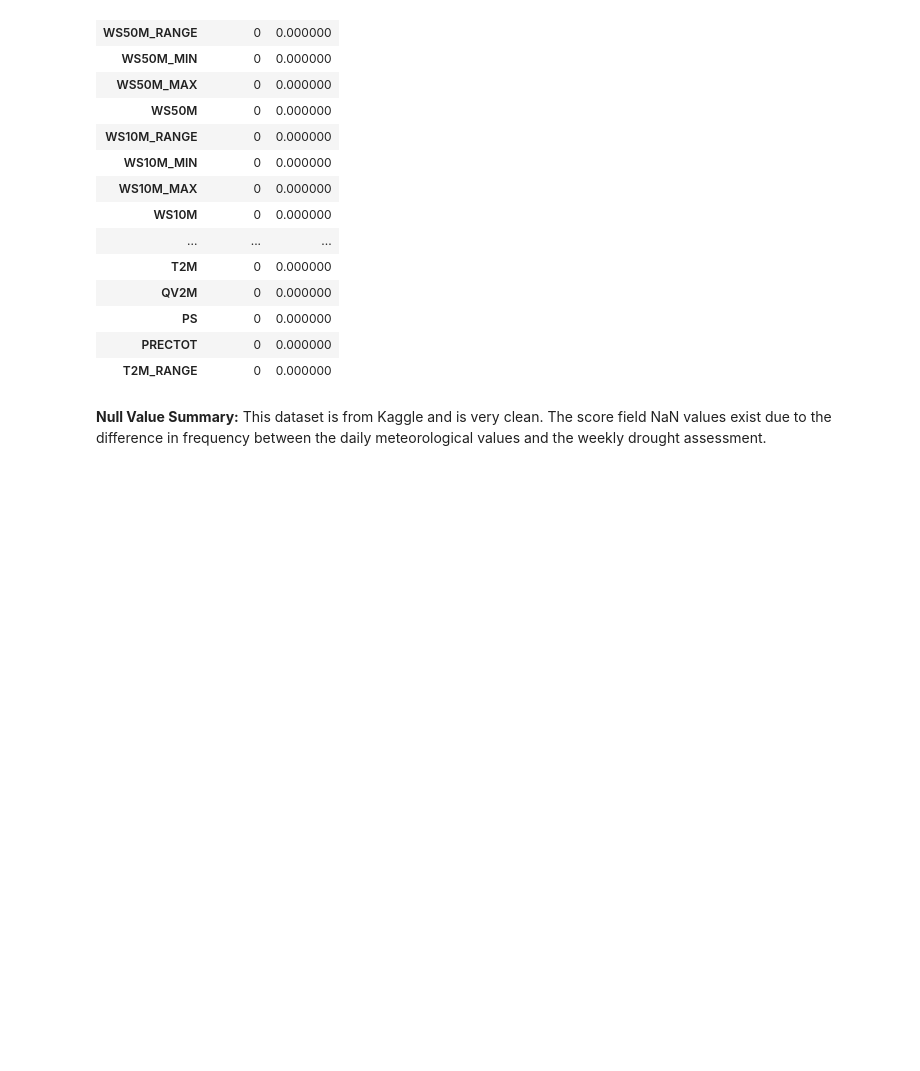
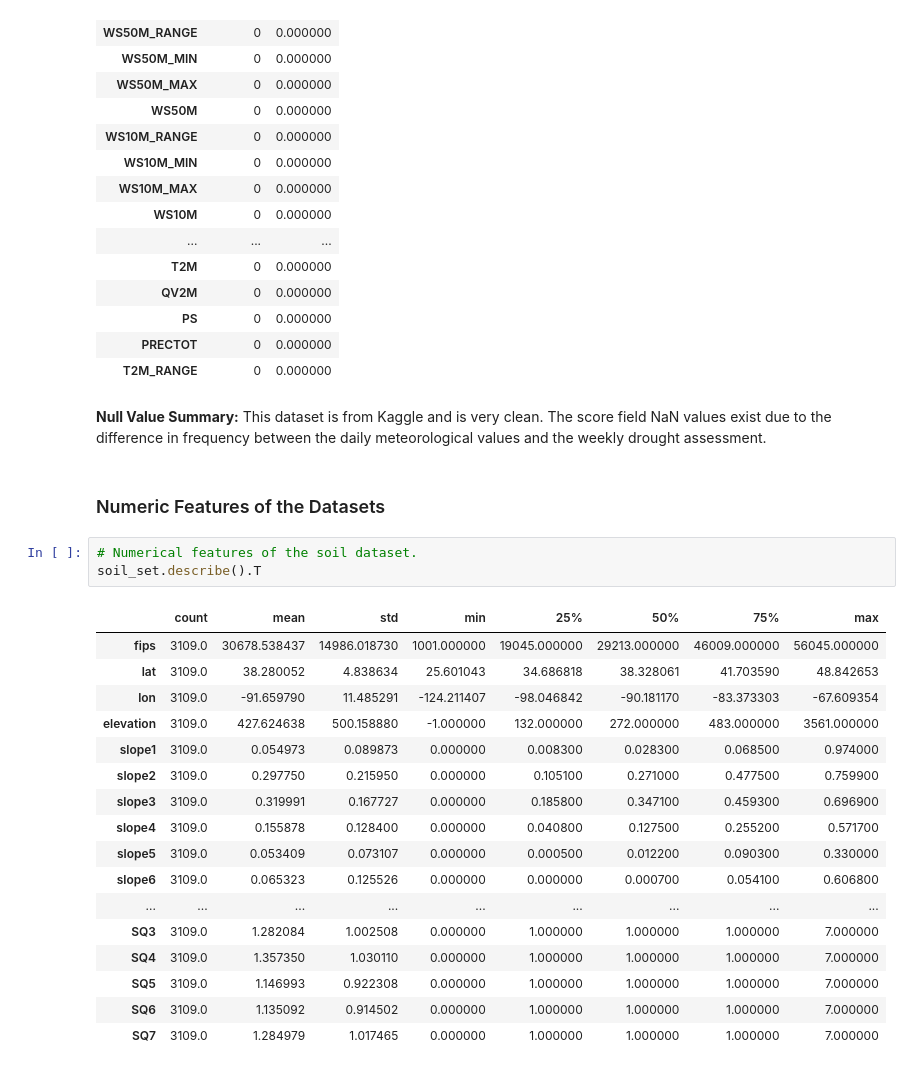
Before and after one commit to ChadDelany/drought_prediction, a Jupyter notebook: Notebooks/01_DataWrangling.ipynb, the cells around one changed output. Saved outputs shown, nothing was run; the diff lists cells and outputs as text; blank space fills up the shorter version.

```diff
--- a/Notebooks/01_DataWrangling.ipynb
+++ b/Notebooks/01_DataWrangling.ipynb
@@ -251,3 +251,26 @@ missing_test.sort_values(by='count', ascending=False)
 | T2M_RANGE | 0 | 0.000000 |
 # %% [markdown]
 <b> Null Value Summary:</b> This dataset is from Kaggle and is very clean.  The score field NaN values exist due to the difference in frequency between the daily meteorological values and the weekly drought assessment.
+# %% [markdown]
+<h3> Numeric Features of the Datasets </h3>
+# %%
+# Numerical features of the soil dataset.
+soil_set.describe().T
+# %% [output]
+|  | count | mean | std | min | 25% | 50% | 75% | max |
+| fips | 3109.0 | 30678.538437 | 14986.018730 | 1001.000000 | 19045.000000 | 29213.000000 | 46009.000000 | 56045.000000 |
+| lat | 3109.0 | 38.280052 | 4.838634 | 25.601043 | 34.686818 | 38.328061 | 41.703590 | 48.842653 |
+| lon | 3109.0 | -91.659790 | 11.485291 | -124.211407 | -98.046842 | -90.181170 | -83.373303 | -67.609354 |
+| elevation | 3109.0 | 427.624638 | 500.158880 | -1.000000 | 132.000000 | 272.000000 | 483.000000 | 3561.000000 |
+| slope1 | 3109.0 | 0.054973 | 0.089873 | 0.000000 | 0.008300 | 0.028300 | 0.068500 | 0.974000 |
+| slope2 | 3109.0 | 0.297750 | 0.215950 | 0.000000 | 0.105100 | 0.271000 | 0.477500 | 0.759900 |
+| slope3 | 3109.0 | 0.319991 | 0.167727 | 0.000000 | 0.185800 | 0.347100 | 0.459300 | 0.696900 |
+| slope4 | 3109.0 | 0.155878 | 0.128400 | 0.000000 | 0.040800 | 0.127500 | 0.255200 | 0.571700 |
+| slope5 | 3109.0 | 0.053409 | 0.073107 | 0.000000 | 0.000500 | 0.012200 | 0.090300 | 0.330000 |
+| slope6 | 3109.0 | 0.065323 | 0.125526 | 0.000000 | 0.000000 | 0.000700 | 0.054100 | 0.606800 |
+| ... | ... | ... | ... | ... | ... | ... | ... | ... |
+| SQ3 | 3109.0 | 1.282084 | 1.002508 | 0.000000 | 1.000000 | 1.000000 | 1.000000 | 7.000000 |
+| SQ4 | 3109.0 | 1.357350 | 1.030110 | 0.000000 | 1.000000 | 1.000000 | 1.000000 | 7.000000 |
+| SQ5 | 3109.0 | 1.146993 | 0.922308 | 0.000000 | 1.000000 | 1.000000 | 1.000000 | 7.000000 |
+| SQ6 | 3109.0 | 1.135092 | 0.914502 | 0.000000 | 1.000000 | 1.000000 | 1.000000 | 7.000000 |
+| SQ7 | 3109.0 | 1.284979 | 1.017465 | 0.000000 | 1.000000 | 1.000000 | 1.000000 | 7.000000 |
```
Also changed, not shown: parts of 5 cells of this notebook.
